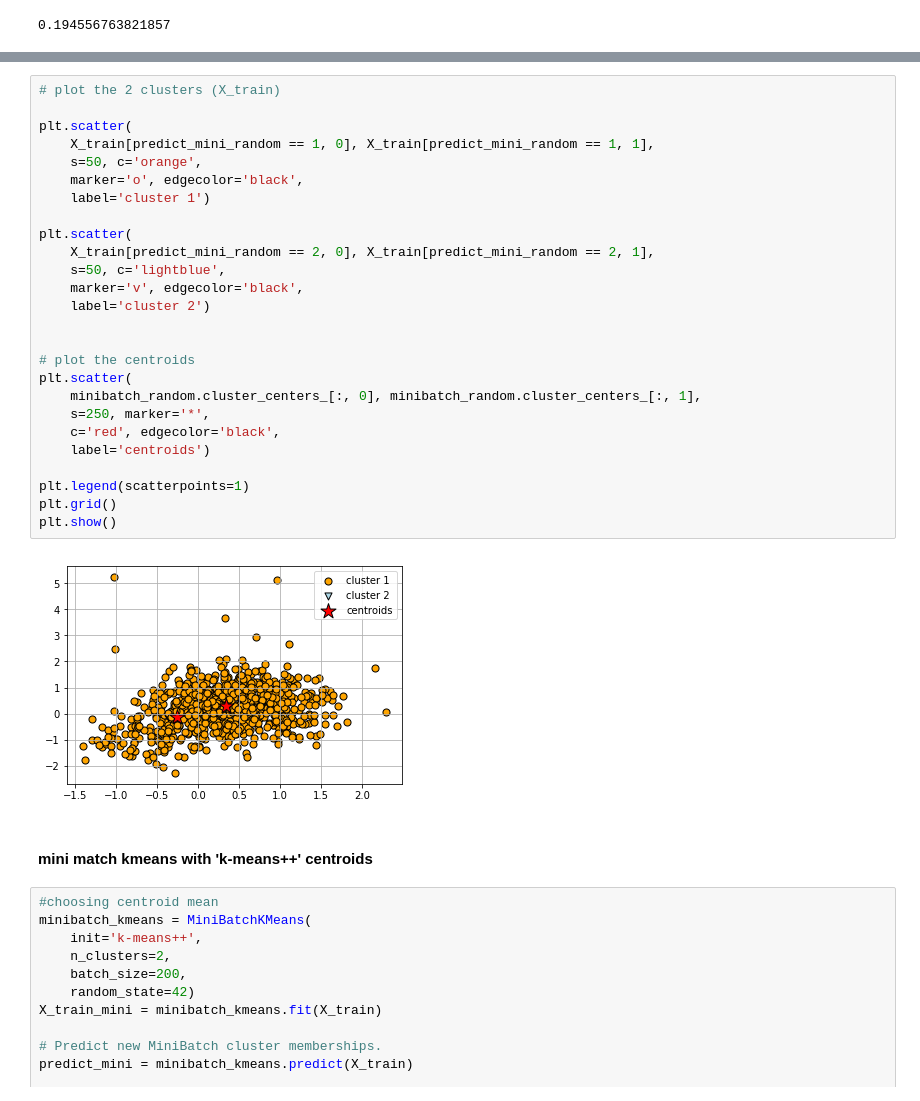
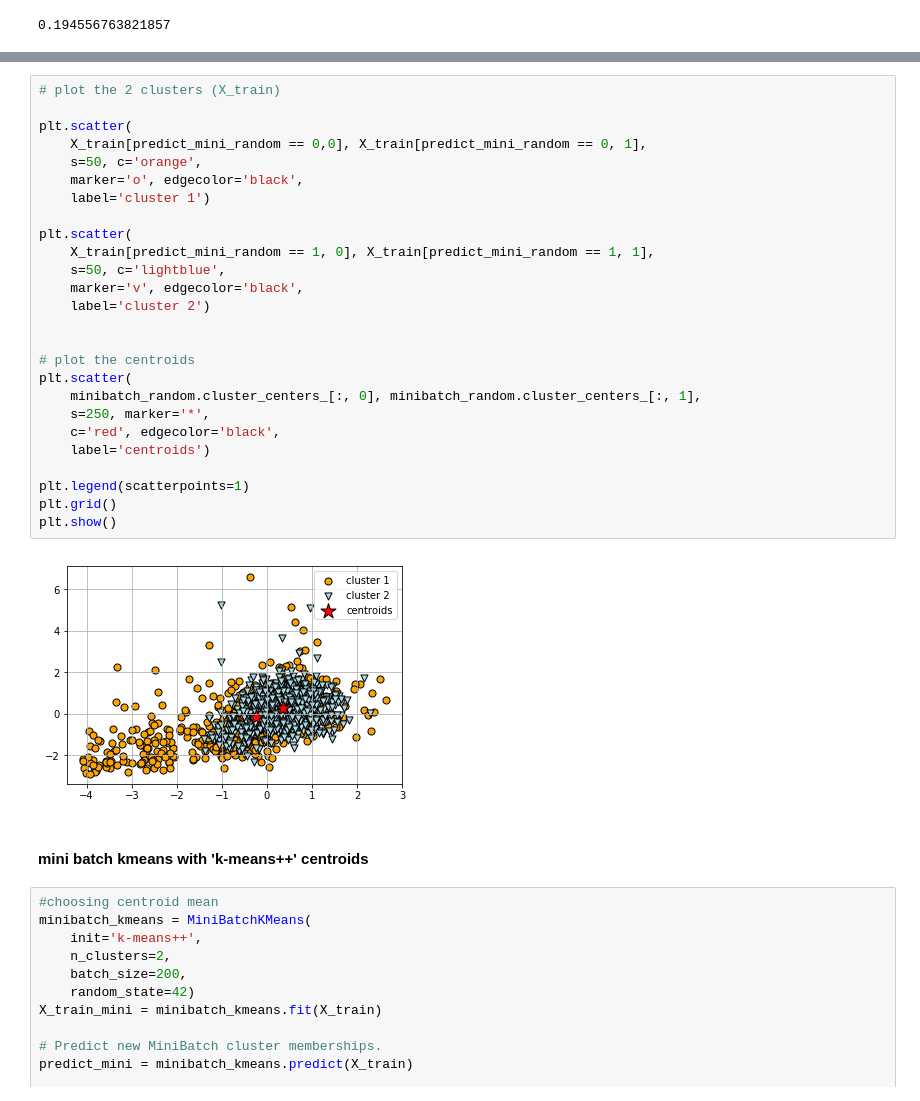
Before and after one commit to kathieking/Thinkful, a Jupyter notebook: Capstone3_unsupervised_learning.ipynb, the cells around one changed output, grey strips where cells are left out. Saved outputs shown, nothing was run; the diff lists cells and outputs as text.

```diff
--- a/Capstone3_unsupervised_learning.ipynb
+++ b/Capstone3_unsupervised_learning.ipynb
@@ -364,33 +350,33 @@ X_train[predict_mini == 1, 0], X_train[predict_mini == 1, 1]
 # %%
 # plot the 2 clusters (X_train)
 
 plt.scatter(
-    X_train[predict_mini_random == 1, 0], X_train[predict_mini_random == 1, 1],
+    X_train[predict_mini_random == 0,0], X_train[predict_mini_random == 0, 1],
     s=50, c='orange',
     marker='o', edgecolor='black',
     label='cluster 1')
 
 plt.scatter(
-    X_train[predict_mini_random == 2, 0], X_train[predict_mini_random == 2, 1],
+    X_train[predict_mini_random == 1, 0], X_train[predict_mini_random == 1, 1],
     s=50, c='lightblue',
     marker='v', edgecolor='black',
     label='cluster 2')
 
 
 # plot the centroids
 plt.scatter(
     minibatch_random.cluster_centers_[:, 0], minibatch_random.cluster_centers_[:, 1],
     s=250, marker='*',
     c='red', edgecolor='black',
     label='centroids')
 
 plt.legend(scatterpoints=1)
 plt.grid()
 plt.show()
 # %% [output]
-[figure, old version]
+[figure, new version]
 # %% [markdown]
-#### mini match kmeans with 'k-means++' centroids
+#### mini batch kmeans with 'k-means++' centroids
 # %%
 #choosing centroid mean
 minibatch_kmeans = MiniBatchKMeans(
```
Also changed, not shown: parts of 65 cells of this notebook.
